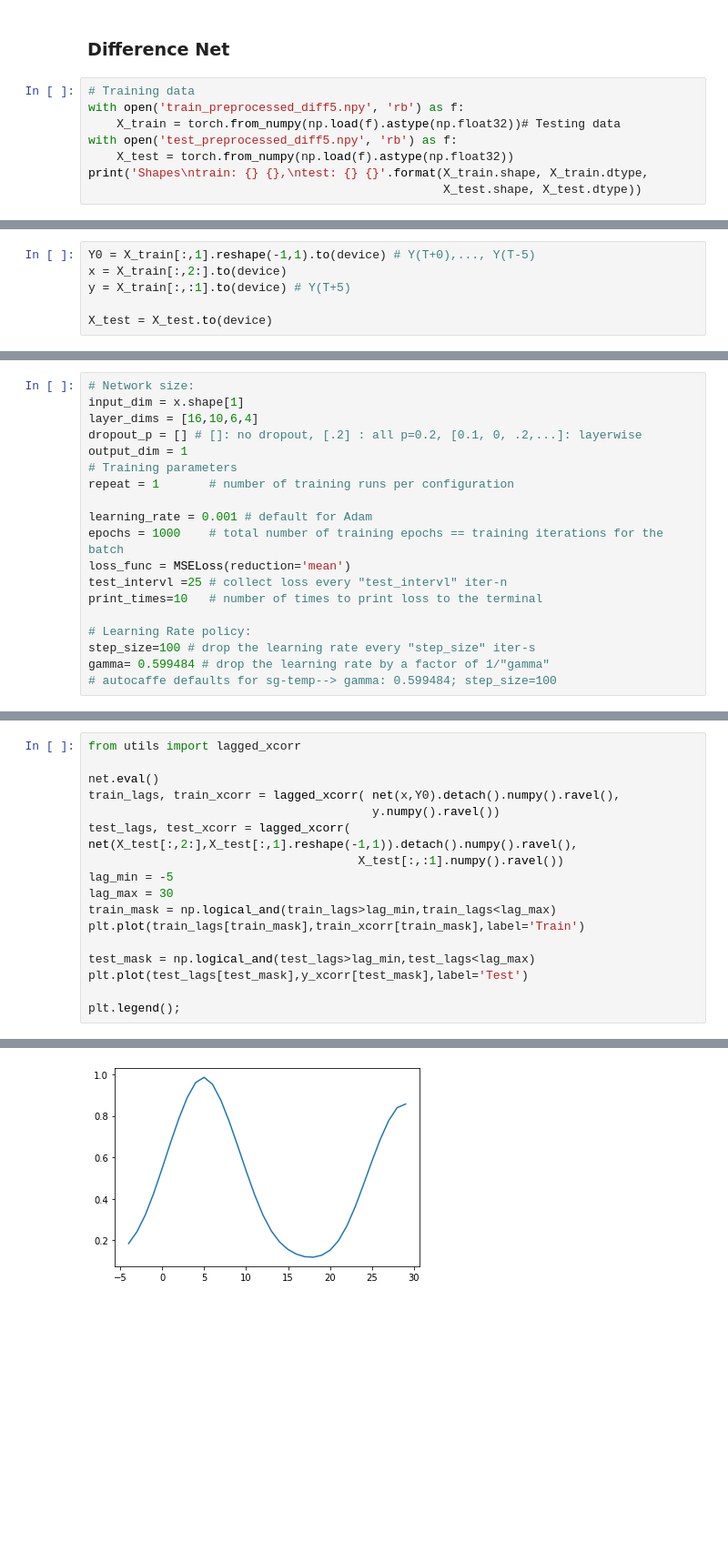
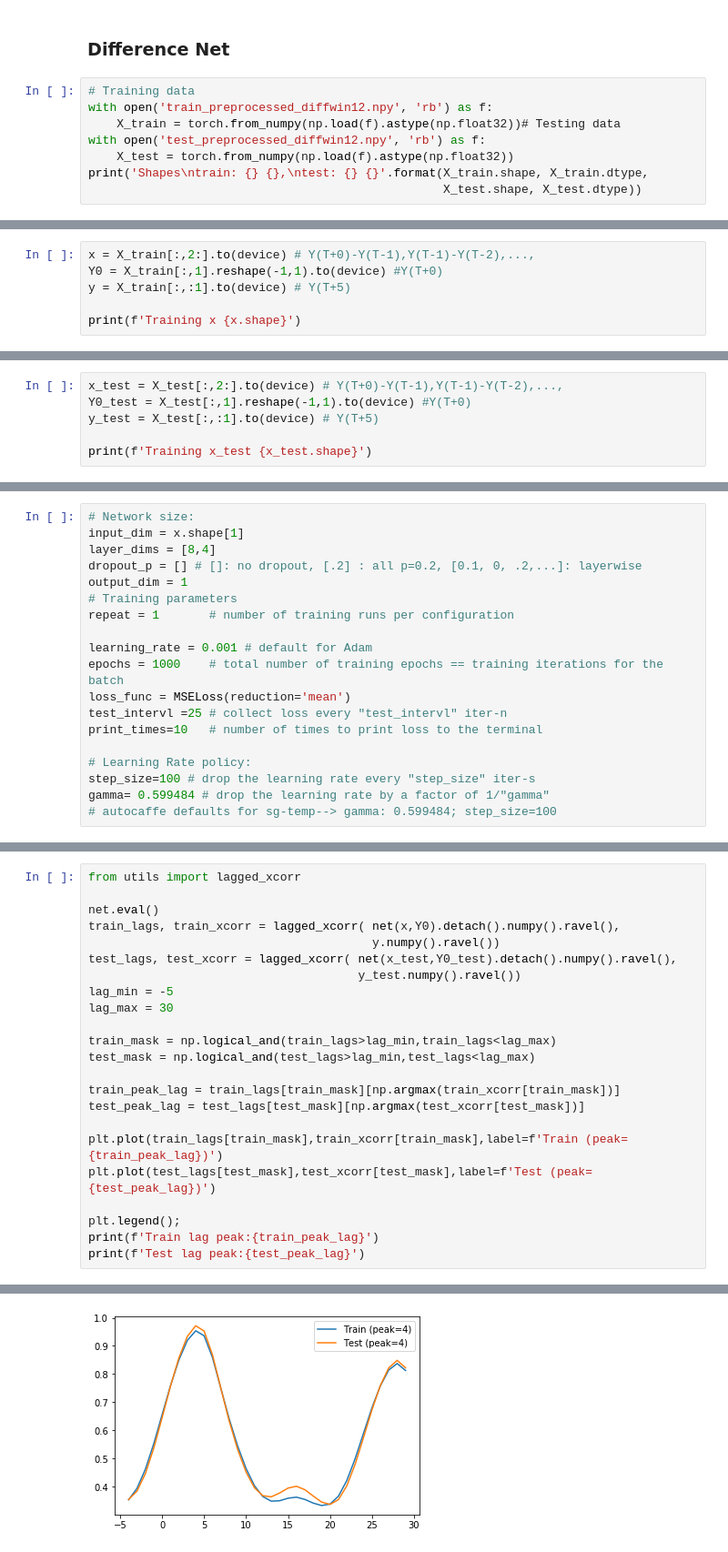
Before and after one commit to mshagirov/datathon2020, a Jupyter notebook: lab2/2_train_nn.ipynb, the cells around one changed output, grey strips where cells are left out. Shown: that part at 91% size. Drawn from its saved outputs; the diff is of its cells as text; blank space fills up the shorter version.

Commit message:
lab2 training with different window width

```diff
--- a/lab2/2_train_nn.ipynb
+++ b/lab2/2_train_nn.ipynb
@@ -165,9 +208,9 @@ NameError: name 'lags' is not defined
 ### Difference Net
 # %%
 # Training data
-with open('train_preprocessed_diff5.npy', 'rb') as f:
+with open('train_preprocessed_diffwin12.npy', 'rb') as f:
     X_train = torch.from_numpy(np.load(f).astype(np.float32))# Testing data
-with open('test_preprocessed_diff5.npy', 'rb') as f:
+with open('test_preprocessed_diffwin12.npy', 'rb') as f:
     X_test = torch.from_numpy(np.load(f).astype(np.float32))
 print('Shapes\ntrain: {} {},\ntest: {} {}'.format(X_train.shape, X_train.dtype,
                                                   X_test.shape, X_test.dtype))
@@ -178,6 +221,6 @@ test: torch.Size([9861, 7]) torch.float32
 # %%
-Y0 = X_train[:,1].reshape(-1,1).to(device) # Y(T+0),..., Y(T-5)
-x = X_train[:,2:].to(device)
+x = X_train[:,2:].to(device) # Y(T+0)-Y(T-1),Y(T-1)-Y(T-2),...,
+Y0 = X_train[:,1].reshape(-1,1).to(device) #Y(T+0)
 y = X_train[:,:1].to(device) # Y(T+5)
 
-X_test = X_test.to(device)
+print(f'Training x {x.shape}')
@@ -183,0 +229,6 @@ X_test = X_test.to(device)
+# %%
+x_test = X_test[:,2:].to(device) # Y(T+0)-Y(T-1),Y(T-1)-Y(T-2),...,
+Y0_test = X_test[:,1].reshape(-1,1).to(device) #Y(T+0)
+y_test = X_test[:,:1].to(device) # Y(T+5)
+
+print(f'Training x_test {x_test.shape}')
@@ -184,7 +237,7 @@ X_test = X_test.to(device)
 # %%
 # Network size:
 input_dim = x.shape[1]
-layer_dims = [16,10,6,4]
+layer_dims = [8,4]
 dropout_p = [] # []: no dropout, [.2] : all p=0.2, [0.1, 0, .2,...]: layerwise
 output_dim = 1
 # Training parameters
@@ -252,15 +317,21 @@ from utils import lagged_xcorr
 net.eval()
 train_lags, train_xcorr = lagged_xcorr( net(x,Y0).detach().numpy().ravel(),
                                         y.numpy().ravel())
-test_lags, test_xcorr = lagged_xcorr( net(X_test[:,2:],X_test[:,1].reshape(-1,1)).detach().numpy().ravel(),
-                                      X_test[:,:1].numpy().ravel())
+test_lags, test_xcorr = lagged_xcorr( net(x_test,Y0_test).detach().numpy().ravel(),
+                                      y_test.numpy().ravel())
 lag_min = -5
 lag_max = 30
+
 train_mask = np.logical_and(train_lags>lag_min,train_lags<lag_max)
-plt.plot(train_lags[train_mask],train_xcorr[train_mask],label='Train')
+test_mask = np.logical_and(test_lags>lag_min,test_lags<lag_max)
 
-test_mask = np.logical_and(test_lags>lag_min,test_lags<lag_max)
-plt.plot(test_lags[test_mask],y_xcorr[test_mask],label='Test')
+train_peak_lag = train_lags[train_mask][np.argmax(train_xcorr[train_mask])]
+test_peak_lag = test_lags[test_mask][np.argmax(test_xcorr[test_mask])]
+
+plt.plot(train_lags[train_mask],train_xcorr[train_mask],label=f'Train (peak={train_peak_lag})')
+plt.plot(test_lags[test_mask],test_xcorr[test_mask],label=f'Test (peak={test_peak_lag})')
 
 plt.legend();
+print(f'Train lag peak:{train_peak_lag}')
+print(f'Test lag peak:{test_peak_lag}')
 # %% [output]
@@ -268 +340 @@ NameError: name 'y_xcorr' is not defined
-[figure, old version]
+[figure, new version]
```
Also changed, not shown: parts of 24 cells of this notebook.
